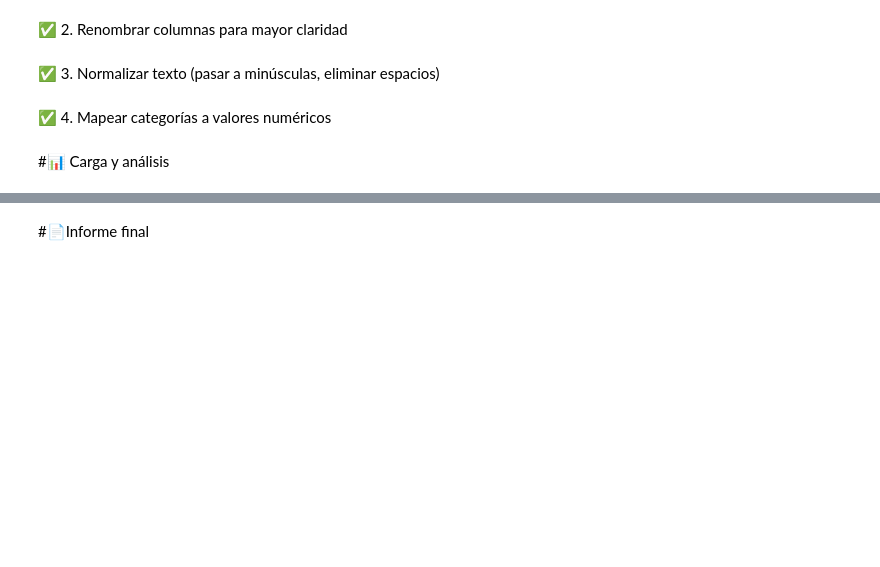
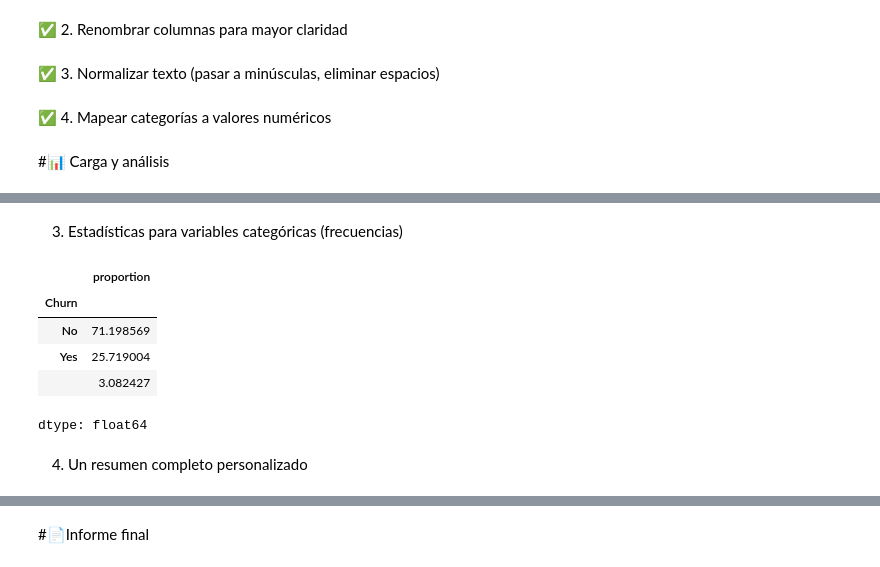
Before and after one commit to adrian-pieroni/challenge2-data-science-LATAM, a Jupyter notebook: challenge2_data_science_LATAM.ipynb, the cells around one changed output, grey strips where cells are left out. Drawn from its saved outputs; the diff is of its cells as text; code cells hidden in the pictures; blank space fills up the shorter version.

```diff
--- a/challenge2_data_science_LATAM.ipynb
+++ b/challenge2_data_science_LATAM.ipynb
@@ -1830,0 +1855,14 @@ df_limpio['account.Contract'] = df_limpio['account.Contract'].map({
+# %% [markdown]
+3. Estadísticas para variables categóricas (frecuencias)
+# %%
+# Por ejemplo, para la columna 'Churn' (evasión)
+df_limpio['Churn'].value_counts(normalize=True) * 100  # Porcentaje de cada categoría
+# %% [output]
+|  | proportion |
+| Churn |  |
+| No | 71.198569 |
+| Yes | 25.719004 |
+|  | 3.082427 |
+dtype: float64
+# %% [markdown]
+4. Un resumen completo personalizado
```
Also changed, not shown: parts of 5 cells of this notebook.
